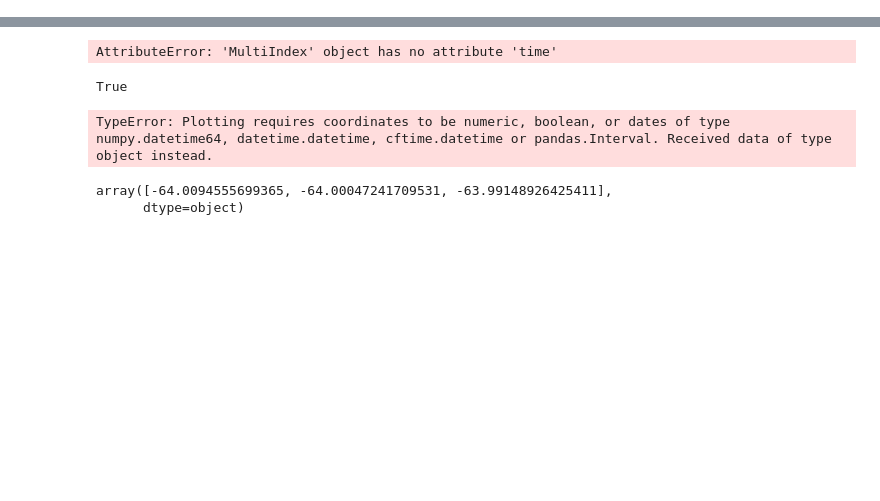
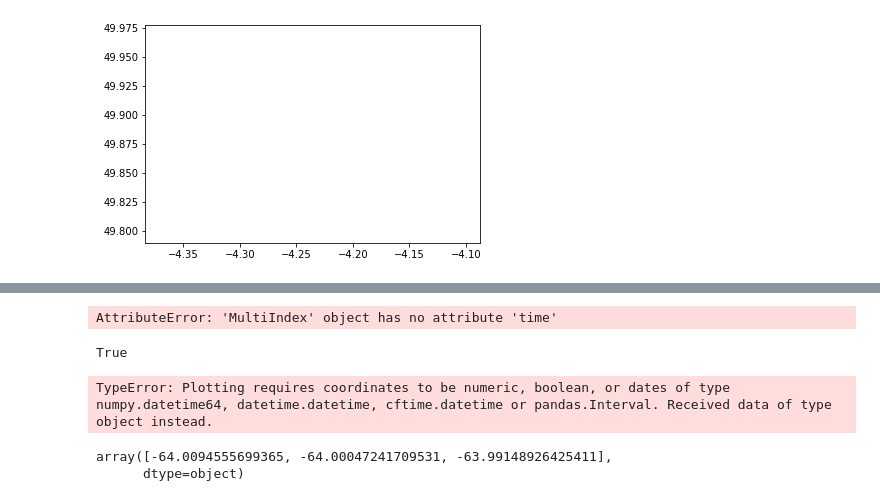
Before and after one commit to eejco/pp-bermuda, a Jupyter notebook: modis-aqua-chl.ipynb, the cells around one changed output, grey strips where cells are left out. Saved outputs shown, nothing was run; the diff lists cells and outputs as text; code cells hidden in the pictures; blank space fills up the shorter version.

```diff
--- a/modis-aqua-chl.ipynb
+++ b/modis-aqua-chl.ipynb
@@ -80,7 +200,2 @@ chl_box = ic.getRegion(area,scale).getInfo()
 # %%
-valid = [valid_row(rw) for rw in chl_box]
-data = np.array(chl_box)[valid]
-df = pd.DataFrame(data[1:],columns=data[0])
-df = df.set_index([('longitude','latitude')])
-df
 # %% [output]
@@ -93,4 +230,4 @@ ValueError: cannot convert a DataFrame with a non-unique MultiIndex into xarray
 # %%
 fig,ax = plt.subplots()
-ax.scatter(df_.longitude,df_.latitude,1df_.sst)
+ax.scatter(df.longitude,df.latitude,0,df.sst)
 # %% [output]
@@ -98,3 +235,4 @@ SyntaxError: invalid syntax (Temp/ipykernel_10084/3575371023.py, line 2)
+[figure, added]
 # %%
 df=df_chl_box.set_index(['time','latitude','longitude'])
 ds=xr.Dataset.from_dataframe(df)
```
Also changed, not shown: parts of 17 cells of this notebook.
